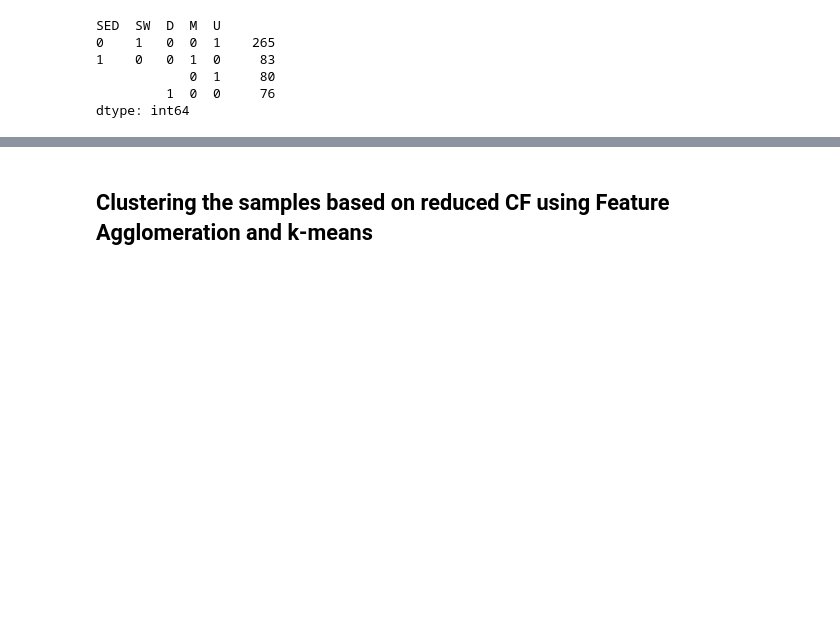
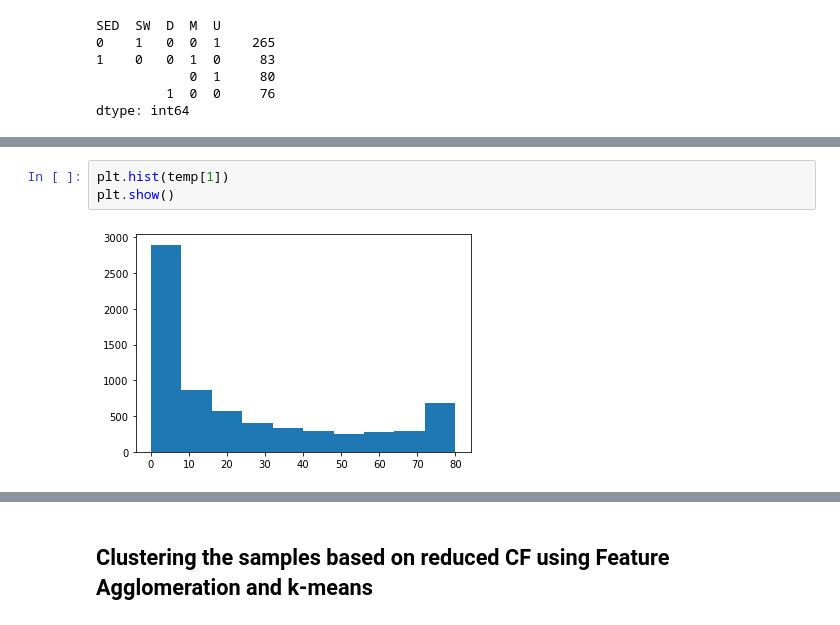
Before and after one commit to mmlchang/WHONDRS_collaboration, a Jupyter notebook: EDA/EDA.ipynb, the cells around one changed output, grey strips where cells are left out. Cells and saved outputs as stored; diff of their text form; blank space fills up the shorter version.

```diff
--- a/EDA/EDA.ipynb
+++ b/EDA/EDA.ipynb
@@ -100,0 +113,5 @@ Questions to clarify before further analysis:
+# %%
+plt.hist(temp[1])
+plt.show()
+# %% [output]
+[figure, added]
```
Also changed, not shown: parts of 8 cells of this notebook.
